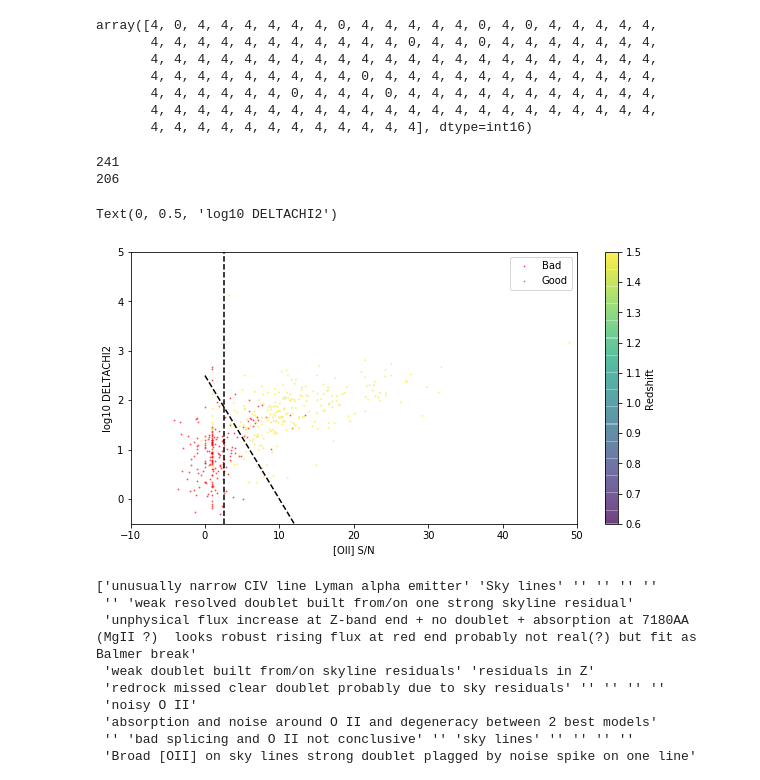
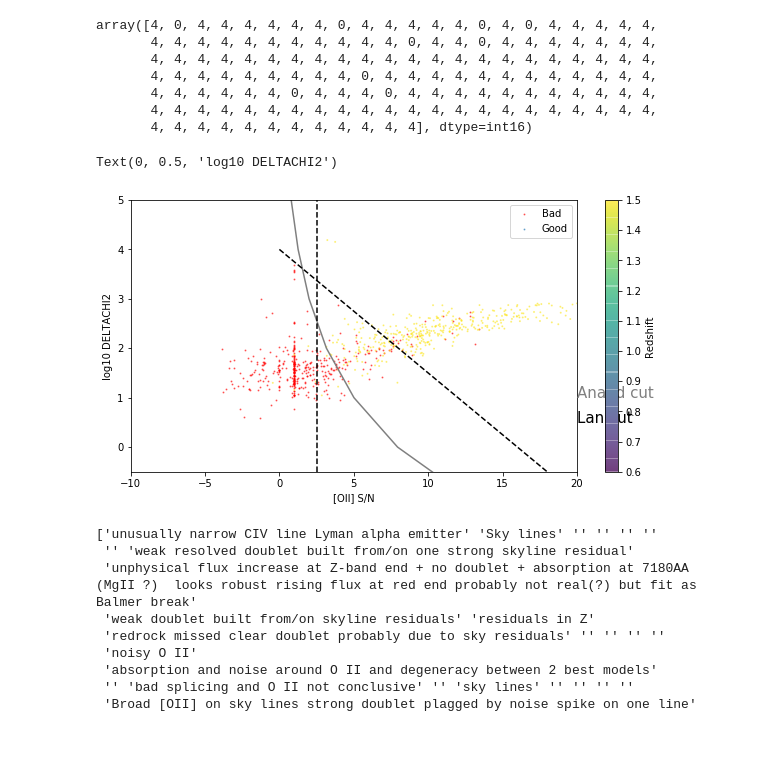
Before and after one commit to astro-blue/DESI_VI, a Jupyter notebook: SV_selection_algorithm/Parameter_exploration_with_SV1_catalog_with_Cascades_ELGs.ipynb, the cells around one changed output. Saved outputs shown, nothing was run; the diff lists cells and outputs as text; code cells hidden in the pictures; blank space fills up the shorter version.

```diff
--- a/SV_selection_algorithm/Parameter_exploration_with_SV1_catalog_with_Cascades_ELGs.ipynb
+++ b/SV_selection_algorithm/Parameter_exploration_with_SV1_catalog_with_Cascades_ELGs.ipynb
@@ -289,38 +346,48 @@ array([4, 0, 4, 4, 4, 4, 4, 4, 0, 4, 4, 4, 4, 4, 0, 4, 0, 4, 4, 4, 4, 4,
        4, 4, 4, 4, 4, 4, 4, 4, 4, 4, 4, 4, 4, 4, 4, 4, 4, 4, 4, 4, 4, 4,
        4, 4, 4, 4, 4, 4, 4, 4, 4, 4, 4, 4], dtype=int16)
 # %%
+dataname ='ELG_80606_80608_80610_OII.fits'
+dataname = 'ELG_80606_80608_80610_OII_SV_3.1_match_with_extra_best_fit.fits'
+
 SV_depth_catalog = pf.getdata(dir+dataname,1)
-SV_depth_catalog = SV_depth_catalog[(SV_depth_catalog['Z']<1.575) & (SV_depth_catalog['Z']>1.502) & (SV_depth_catalog['subset_id']==1)]
+#dataname ='ELG_80606_80608_80610_subset_merge.fits'
+
+SV_depth_catalog = SV_depth_catalog[(SV_depth_catalog['Z']>1.501) & (SV_depth_catalog['Z']<1.57)]
 #SV_depth_catalog = SV_depth_catalog[((SV_depth_catalog['Z']>1) & (SV_depth_catalog['Z']<1.497)) | ((SV_depth_catalog['Z']>1.502) & (SV_depth_catalog['Z']<1.55))]# & (SV_depth_catalog['SPECTYPE']=="b'GALAXY'")]
 #SV_depth_catalog = SV_depth_catalog[((SV_depth_catalog['Z']>1.4) & (SV_depth_catalog['Z']<1.497)) | ((SV_depth_catalog['Z']>1.502) & (SV_depth_catalog['Z']<1.55))]# | ((SV_depth_catalog['Z']>1.502) & (SV_depth_catalog['Z']<1.55))]# & (SV_depth_catalog['SPECTYPE']=="b'GALAXY'")]
-SV_depth_catalog_cut = SV_depth_catalog[((-0.25*(SV_depth_catalog['FOII']/SV_depth_catalog['FOII_ERR'])+2.5)<np.log10(SV_depth_catalog['DELTACHI2_cas'])) & (SV_depth_catalog['FOII']/SV_depth_catalog['FOII_ERR']>2.5) & (SV_depth_catalog['FOII']>0)]# & (SV_depth_catalog['zwarn_cas']<=4)]# & (SV_depth_catalog['Z']<1.3)]
+SV_depth_catalog_cut = SV_depth_catalog[((-0.25*(SV_depth_catalog['FOII']/SV_depth_catalog['FOII_ERR'])+2.5)<np.log10(SV_depth_catalog['DELTACHI2_cas']+SV_depth_catalog['DELTACHI2_1']+SV_depth_catalog['DELTACHI2_2'])) & (SV_depth_catalog['FOII']/SV_depth_catalog['FOII_ERR']>2.5) & (SV_depth_catalog['FOII']>0)]# & (SV_depth_catalog['zwarn_cas']<=4)]# & (SV_depth_catalog['Z']<1.3)]
 
 good_catalog,bad_catalog,bad_1,bad_2=good_robust_redrock_redshift(SV_depth_catalog)
-print(len(good_catalog))
-print(len(bad_catalog))
+#print(len(good_catalog))
+#print(len(bad_catalog))
 plt.figure(figsize=(10,5))
-plt.scatter(bad_catalog['FOII']/bad_catalog['FOII_ERR'],np.log10(bad_catalog['DELTACHI2_cas']),color='r',s=1,alpha=0.5,label='Bad')
+plt.scatter(bad_catalog['FOII']/bad_catalog['FOII_ERR'],np.log10(bad_catalog['DELTACHI2_cas']+bad_catalog['DELTACHI2_1']+bad_catalog['DELTACHI2_2']),color='r',s=1,alpha=0.5,label='Bad')
+#plt.scatter(bad_1['FOII']/bad_1['FOII_ERR'],np.log10(bad_1['DELTACHI2_cas']),color='b',s=1,alpha=0.5,label='Bad_1')
 
-plt.scatter(good_catalog['FOII']/good_catalog['FOII_ERR'],np.log10(good_catalog['DELTACHI2_cas']),c=good_catalog['Z'],s=1,vmax=1.5,vmin=0.6,alpha=0.5,label='Good')
+plt.scatter(good_catalog['FOII']/good_catalog['FOII_ERR'],np.log10(good_catalog['DELTACHI2_cas']+good_catalog['DELTACHI2_1']+good_catalog['DELTACHI2_2']),c=good_catalog['Z'],s=1,vmax=1.5,vmin=0.6,alpha=0.5,label='Good')
 plt.colorbar(label='Redshift')
 #plt.scatter(bad_1['Z'],np.log10(bad_1['DELTACHI2_cas']),color='b',s=3,alpha=1,label='Bad 1')
 
 plt.legend()
-plt.xlim(-10,50)
+#plt.xlim(-10,20)
 plt.ylim(0,5)
+y = np.arange(-5,50)
+x = 10**(0.9-0.2*y)
+plt.plot(x,y,ls='-',color='grey')
 x = np.arange(0,20)
-y = -0.25*x+2.5
+y = -0.25*x+4
 plt.plot(x,y,ls='--',color='black')
 plt.axvline(2.5,ls='--',color='black')
-plt.xlim(-10,50)
+plt.xlim(-10,20)
 plt.ylim(-0.5,5)
+#plt.axhline(np.log10(20))
+plt.text(20,1,'Anand cut',fontsize=15,color='grey')
+plt.text(20,0.5,'Lan cut',fontsize=15,color='black')
 plt.xlabel('[OII] S/N')
 plt.ylabel('log10 DELTACHI2')
 # %% [output]
-241
-206
+Text(0, 0.5, 'log10 DELTACHI2')
-Text(0, 0.5, 'log10 DELTACHI2')
-[figure, old version]
+[figure, new version]
 # %%
 SV_depth_catalog = pf.getdata(dir+dataname,1)
 SV_depth_catalog = SV_depth_catalog[(SV_depth_catalog['Z']<1.575) & (SV_depth_catalog['Z']>1.502) & (SV_depth_catalog['subset_id']==1)]
```
Also changed, not shown: parts of 35 cells of this notebook, 2 other files.
